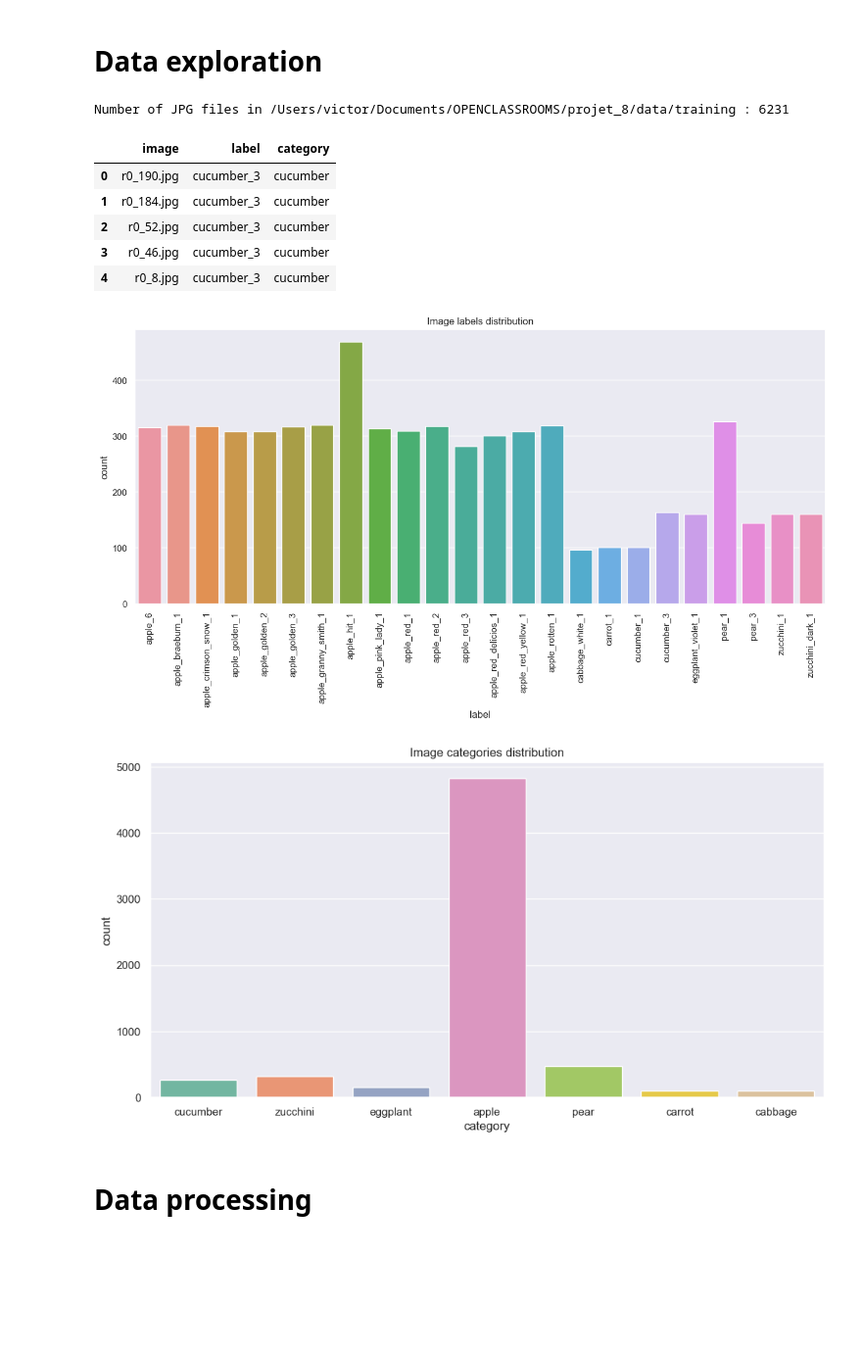
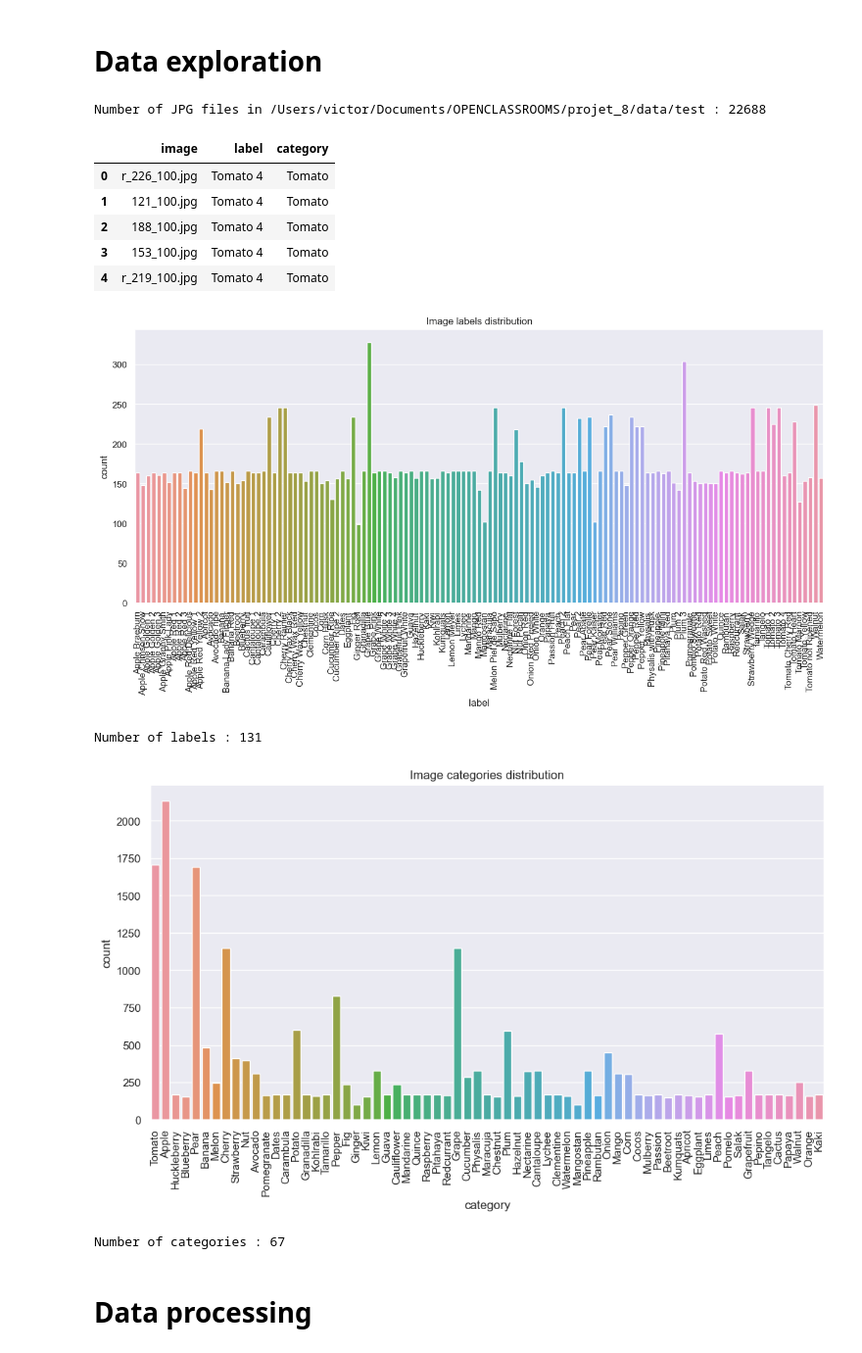
Before and after one commit to ahonestla/OC_DS_P8, a Jupyter notebook: notebook_local.ipynb, the cells around one changed output. Shown at 98% size. Cells and saved outputs as stored; diff of their text form; code cells hidden in the pictures; blank space fills up the shorter version.

```diff
--- a/notebook_local.ipynb
+++ b/notebook_local.ipynb
@@ -45,7 +45,7 @@ Define work location :
 PATH_PROJ = "/Users/victor/Documents/OPENCLASSROOMS/projet_8"
 
 # Define images paths
-PATH_DATA = PATH_PROJ + "/data/training"
+PATH_DATA = PATH_PROJ + "/data/test"
 PATH_RESULTS = PATH_PROJ + "/data/results"
 
 # Change directory
@@ -57,7 +57,7 @@ os.chdir(PATH_PROJ)
 img_count = len([f for f in Path(PATH_DATA).rglob('*.jpg') if f.is_file()])
 print("Number of JPG files in " + PATH_DATA + " : " + str(img_count))
 # %% [output]
-Number of JPG files in /Users/victor/Documents/OPENCLASSROOMS/projet_8/data/training : 6231
+Number of JPG files in /Users/victor/Documents/OPENCLASSROOMS/projet_8/data/test : 22688
 # %%
 # Create list of images
 images_list = [(file_name, dir_path.split('/')[-1]) for (dir_path, _, file_names) in os.walk(PATH_DATA) \
@@ -67,32 +67,38 @@ images_list = [(file_name, dir_path.split('/')[-1]) for (dir_path, _, file_names
 images_df = pd.DataFrame(images_list, columns=['image', 'label'])
 
 # Add categories
-images_df['category'] = images_df['label'].apply(lambda x: x.split('_')[0])
+images_df['category'] = images_df['label'].apply(lambda x: x.split(' ')[0])
 display(images_df.head())
 # %% [output]
 |  | image | label | category |
-| 0 | r0_190.jpg | cucumber_3 | cucumber |
-| 1 | r0_184.jpg | cucumber_3 | cucumber |
-| 2 | r0_52.jpg | cucumber_3 | cucumber |
-| 3 | r0_46.jpg | cucumber_3 | cucumber |
-| 4 | r0_8.jpg | cucumber_3 | cucumber |
+| 0 | r_226_100.jpg | Tomato 4 | Tomato |
+| 1 | 121_100.jpg | Tomato 4 | Tomato |
+| 2 | 188_100.jpg | Tomato 4 | Tomato |
+| 3 | 153_100.jpg | Tomato 4 | Tomato |
+| 4 | r_219_100.jpg | Tomato 4 | Tomato |
 # %%
 # Display image labels
 plt.figure(figsize=(15, 6))
 plt.title("Image labels distribution")
 sns.countplot(x=images_df['label'].sort_values())
 plt.xticks(rotation=90)
 plt.show()
 
+print("Number of labels :", str(images_df['label'].nunique()))
+
 # Display image categories
 plt.figure(figsize=(12, 6))
 plt.title("Image categories distribution")
 sns.countplot(x=images_df['category'])
-# plt.xticks(rotation=90)
+plt.xticks(rotation=90)
 plt.show()
+
+print("Number of categories :", str(images_df['category'].nunique()))
 # %% [output]
-[figure, old version]
+[figure, new version]
+Number of labels : 131
-[figure, old version]
+[figure, new version]
+Number of categories : 67
 # %% [markdown]
 # Data processing
 # %% [markdown]
```
Also changed, not shown: parts of 13 cells of this notebook, 3 other files.
